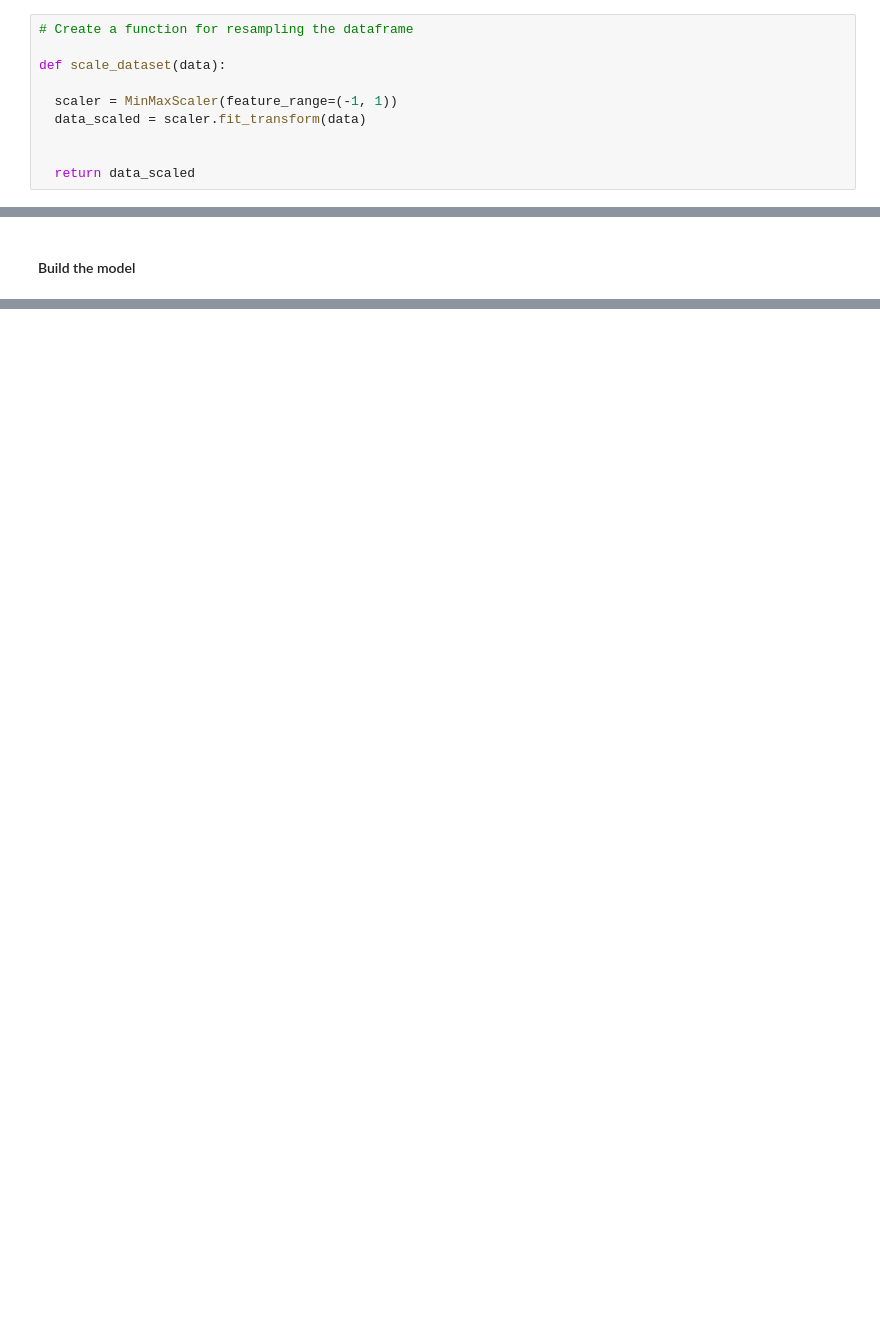
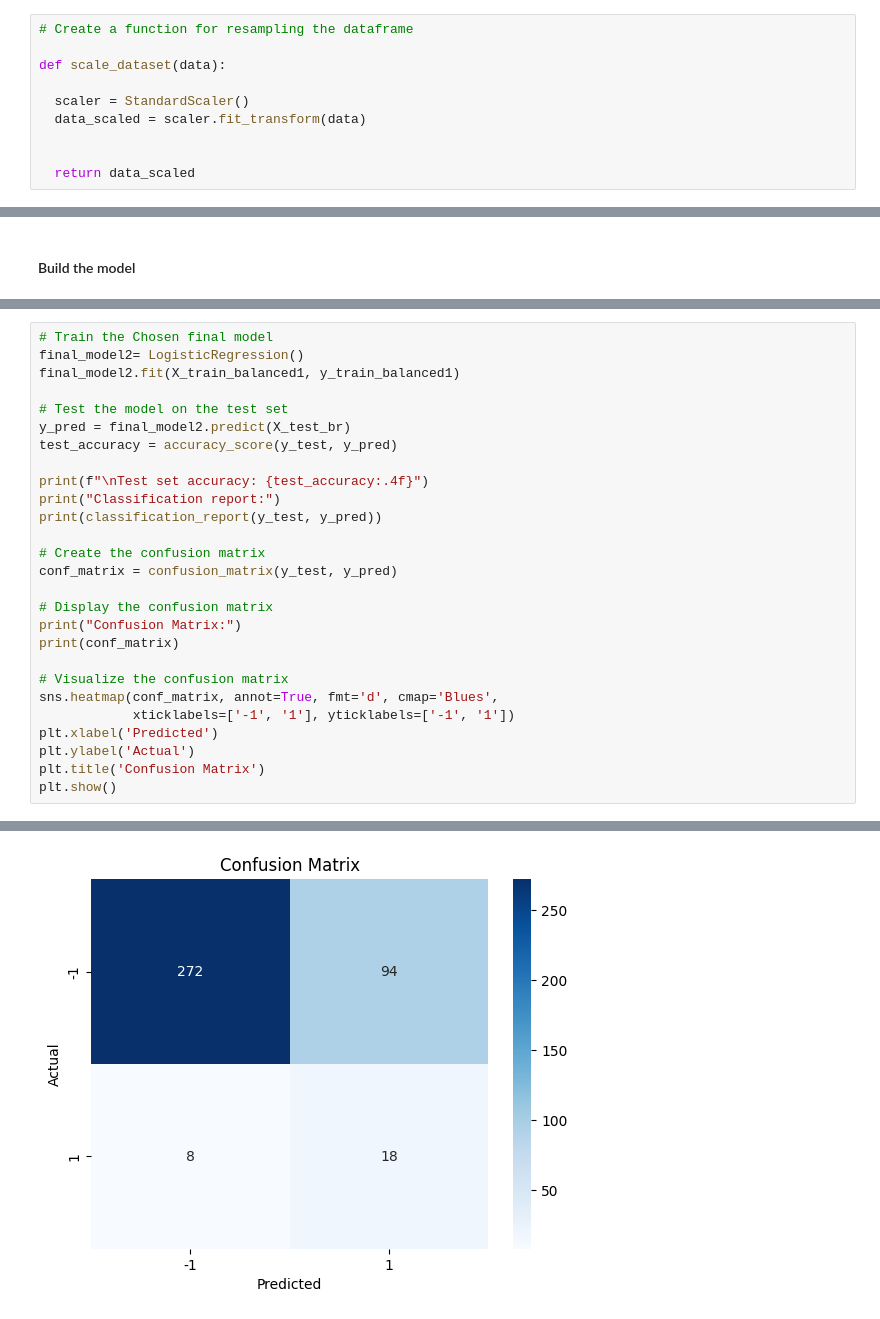
Before and after one commit to HayateSato/SECOM_Project, a Jupyter notebook: secom_file_draft_Majeed_advance1_new2.ipynb, the cells around one changed output, grey strips where cells are left out. Drawn from its saved outputs; the diff is of its cells as text; blank space fills up the shorter version.

```diff
--- a/secom_file_draft_Majeed_advance1_new2.ipynb
+++ b/secom_file_draft_Majeed_advance1_new2.ipynb
@@ -829,7 +847,7 @@ Scaling the dataset with function
 
 def scale_dataset(data):
 
-  scaler = MinMaxScaler(feature_range=(-1, 1))
+  scaler = StandardScaler()
   data_scaled = scaler.fit_transform(data)
 
 
@@ -1303,0 +1317,28 @@ Confusion Matrix:
+# %%
+# Train the Chosen final model
+final_model2= LogisticRegression()
+final_model2.fit(X_train_balanced1, y_train_balanced1)
+
+# Test the model on the test set
+y_pred = final_model2.predict(X_test_br)
+test_accuracy = accuracy_score(y_test, y_pred)
+
+print(f"\nTest set accuracy: {test_accuracy:.4f}")
+print("Classification report:")
+print(classification_report(y_test, y_pred))
+
+# Create the confusion matrix
+conf_matrix = confusion_matrix(y_test, y_pred)
+
+# Display the confusion matrix
+print("Confusion Matrix:")
+print(conf_matrix)
+
+# Visualize the confusion matrix
+sns.heatmap(conf_matrix, annot=True, fmt='d', cmap='Blues',
+            xticklabels=['-1', '1'], yticklabels=['-1', '1'])
+plt.xlabel('Predicted')
+plt.ylabel('Actual')
+plt.title('Confusion Matrix')
+plt.show()
+# %% [output]
@@ -1303,0 +1359 @@ Confusion Matrix:
+[figure, added]
```
Also changed, not shown: parts of 34 cells of this notebook.
